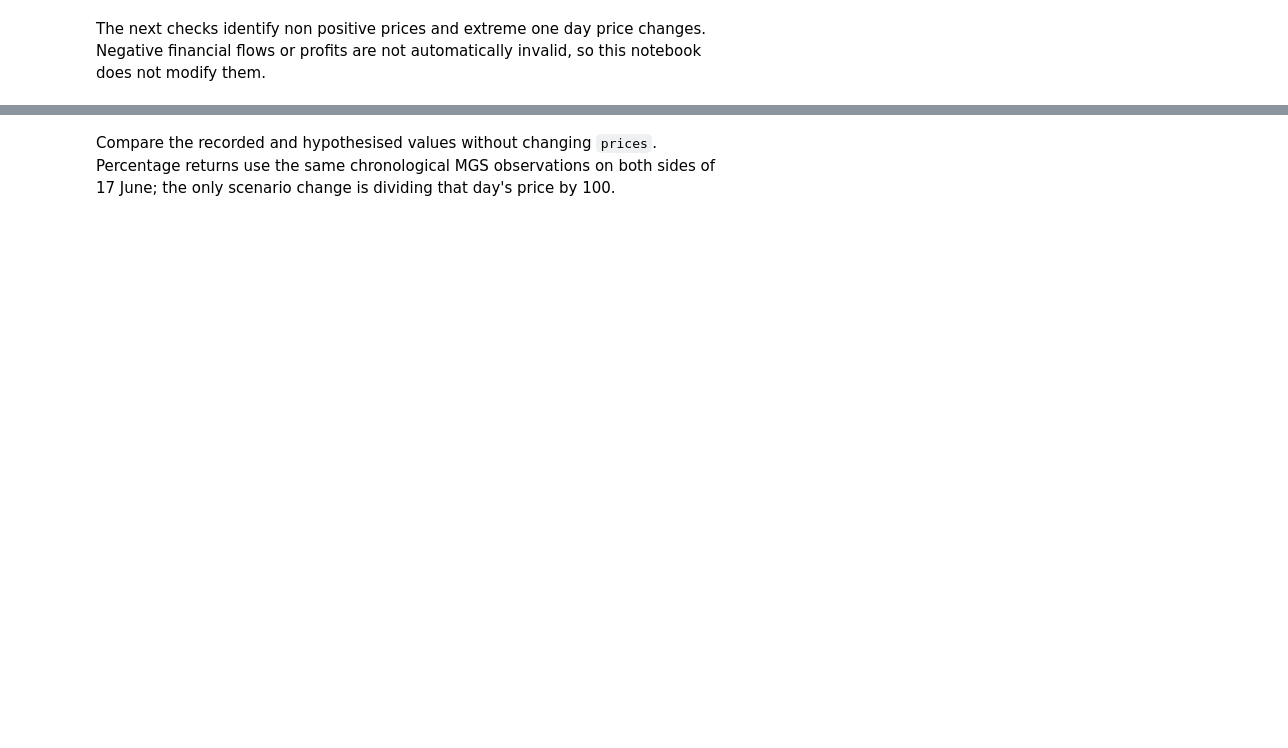
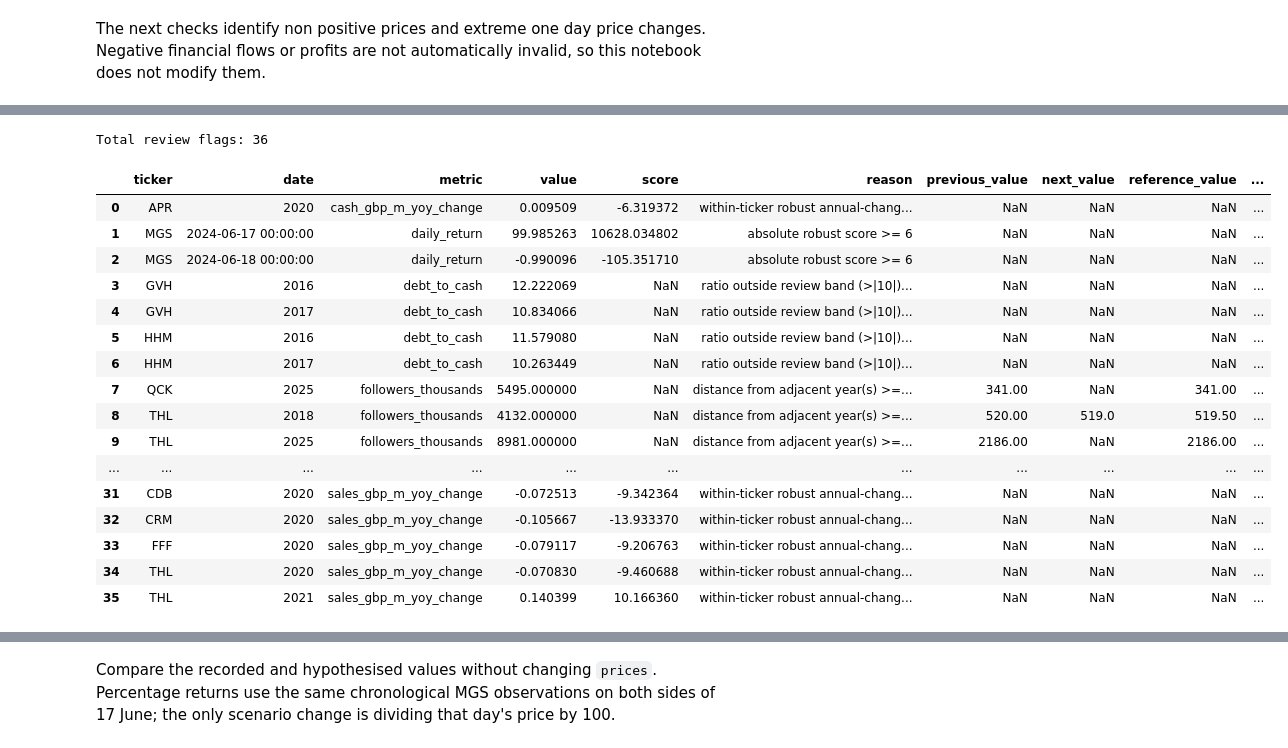
Before and after one commit to jansonsport/portfolio_selection_jupiter, a Jupyter notebook: notebooks/data_exploration.ipynb, the cells around one changed output, grey strips where cells are left out. Cells and saved outputs as stored; diff of their text form; code cells hidden in the pictures; blank space fills up the shorter version.

```diff
--- a/notebooks/data_exploration.ipynb
+++ b/notebooks/data_exploration.ipynb
@@ -70,0 +324,4 @@ The next checks identify non positive prices and extreme one day price changes.
+# %%
+daily_return_flags = robust_return_outliers(prices)
+print(f"Robust daily return flags: {len(daily_return_flags)}")
+display(daily_return_flags.sort_values("score", key=lambda s: s.abs(), ascending=False).head(30))
@@ -70,0 +338,10 @@ The next checks identify non positive prices and extreme one day price changes.
+# %%
+annual_value_change_flags = annual_outliers(annual_figures)
+raw_neighbor_flags = neighboring_year_outliers(annual_figures)
+known_annual_error_flags = known_annual_errors(annual_figures)
+print(f"Annual level/change flags: {len(annual_value_change_flags)}")
+display(annual_value_change_flags.sort_values("score", key=lambda s: s.abs(), ascending=False).head(40))
+print(f"Raw neighboring-year review flags: {len(raw_neighbor_flags)}")
+display(raw_neighbor_flags)
+print("Confirmed source errors:")
+display(known_annual_error_flags)
@@ -70,0 +383,4 @@ The next checks identify non positive prices and extreme one day price changes.
+# %%
+price_pattern_flags = price_discontinuities(prices, stale_days=5)
+print(f"Price gap / repeated-close flags: {len(price_pattern_flags)}")
+display(price_pattern_flags.head(50))
@@ -70,0 +396,4 @@ The next checks identify non positive prices and extreme one day price changes.
+# %%
+ratio_flags = annual_ratio_flags(annual_figures)
+print(f"Cross-field ratio flags: {len(ratio_flags)}")
+display(ratio_flags)
@@ -71,3 +411,37 @@ The next checks identify non positive prices and extreme one day price changes.
+# %%
+outlier_review = pd.concat(
+    [daily_return_flags, annual_value_change_flags, raw_neighbor_flags, known_annual_error_flags, price_pattern_flags, ratio_flags],
+    ignore_index=True,
+)
+# Trading dates are timestamps while annual checks use fiscal-year integers.
+# Sort a display key so mixed date types never need direct comparison.
+outlier_review["_date_sort"] = outlier_review["date"].astype(str)
+outlier_review = (
+    outlier_review.sort_values(["metric", "ticker", "_date_sort"])
+    .drop(columns="_date_sort")
+    .reset_index(drop=True)
+)
+print(f"Total review flags: {len(outlier_review)}")
+display(outlier_review)
+# %% [output]
+Total review flags: 36
+|  | ticker | date | metric | value | score | reason | previous_value | next_value | reference_value | ... |
+| 0 | APR | 2020 | cash_gbp_m_yoy_change | 0.009509 | -6.319372 | within-ticker robust annual-chang... | NaN | NaN | NaN | ... |
+| 1 | MGS | 2024-06-17 00:00:00 | daily_return | 99.985263 | 10628.034802 | absolute robust score >= 6 | NaN | NaN | NaN | ... |
+| 2 | MGS | 2024-06-18 00:00:00 | daily_return | -0.990096 | -105.351710 | absolute robust score >= 6 | NaN | NaN | NaN | ... |
+| 3 | GVH | 2016 | debt_to_cash | 12.222069 | NaN | ratio outside review band (>|10|)... | NaN | NaN | NaN | ... |
+| 4 | GVH | 2017 | debt_to_cash | 10.834066 | NaN | ratio outside review band (>|10|)... | NaN | NaN | NaN | ... |
+| 5 | HHM | 2016 | debt_to_cash | 11.579080 | NaN | ratio outside review band (>|10|)... | NaN | NaN | NaN | ... |
+| 6 | HHM | 2017 | debt_to_cash | 10.263449 | NaN | ratio outside review band (>|10|)... | NaN | NaN | NaN | ... |
+| 7 | QCK | 2025 | followers_thousands | 5495.000000 | NaN | distance from adjacent year(s) >=... | 341.00 | NaN | 341.00 | ... |
+| 8 | THL | 2018 | followers_thousands | 4132.000000 | NaN | distance from adjacent year(s) >=... | 520.00 | 519.0 | 519.50 | ... |
+| 9 | THL | 2025 | followers_thousands | 8981.000000 | NaN | distance from adjacent year(s) >=... | 2186.00 | NaN | 2186.00 | ... |
+| ... | ... | ... | ... | ... | ... | ... | ... | ... | ... | ... |
+| 31 | CDB | 2020 | sales_gbp_m_yoy_change | -0.072513 | -9.342364 | within-ticker robust annual-chang... | NaN | NaN | NaN | ... |
+| 32 | CRM | 2020 | sales_gbp_m_yoy_change | -0.105667 | -13.933370 | within-ticker robust annual-chang... | NaN | NaN | NaN | ... |
+| 33 | FFF | 2020 | sales_gbp_m_yoy_change | -0.079117 | -9.206763 | within-ticker robust annual-chang... | NaN | NaN | NaN | ... |
+| 34 | THL | 2020 | sales_gbp_m_yoy_change | -0.070830 | -9.460688 | within-ticker robust annual-chang... | NaN | NaN | NaN | ... |
+| 35 | THL | 2021 | sales_gbp_m_yoy_change | 0.140399 | 10.166360 | within-ticker robust annual-chang... | NaN | NaN | NaN | ... |
 # %%
 price_columns = prices.columns.drop("Date")
 print("Non positive price counts by series:")
```
Also changed, not shown: parts of 40 cells of this notebook, 22 other files.
